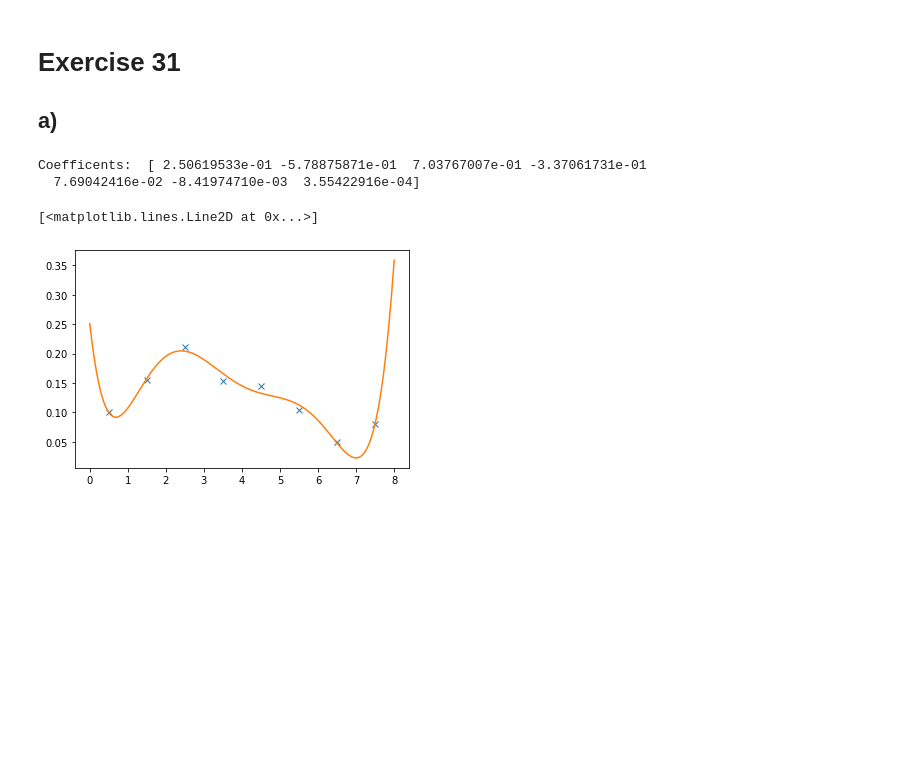
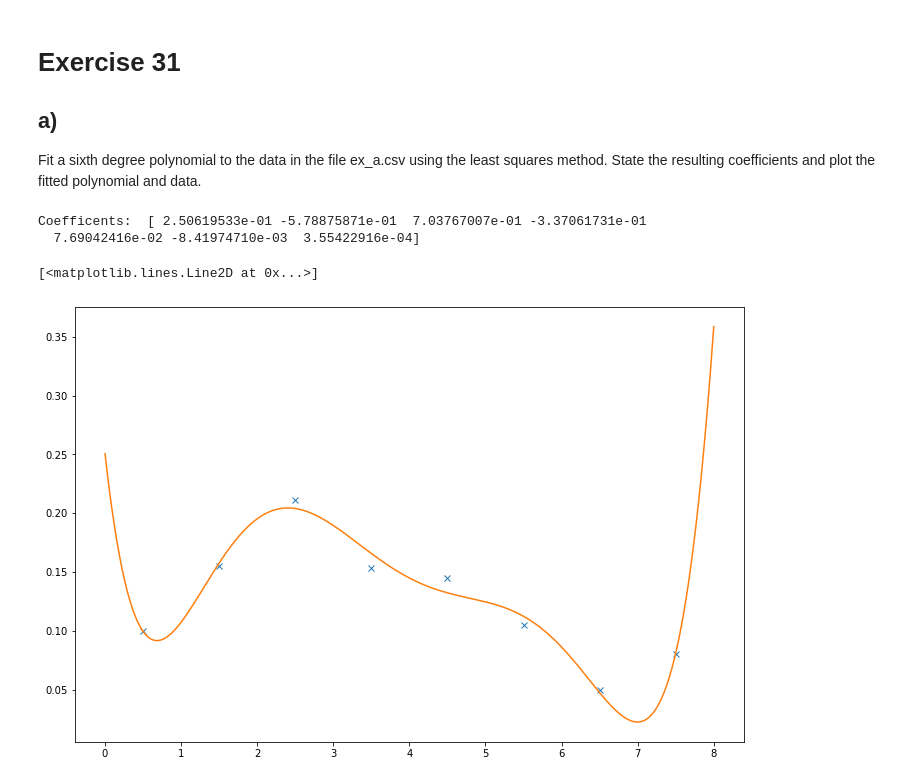
Before and after one commit to ttros/SMD, a Jupyter notebook: SMD B/3/Ex_31.ipynb, the cells around one changed output. Cells and saved outputs as stored; diff of their text form; code cells hidden in the pictures; blank space fills up the shorter version.

```diff
--- a/SMD B/3/Ex_31.ipynb
+++ b/SMD B/3/Ex_31.ipynb
@@ -5,6 +5,7 @@ import matplotlib.pyplot as plt
 # %% [markdown]
 # Exercise 31
 ## a)
+Fit a sixth degree polynomial to the data in the file ex_a.csv using the least squares method. State the resulting coefficients and plot the fitted polynomial and data.
 # %%
 data_a = pd.read_csv('ex_a.csv')
 
@@ -30,13 +30,12 @@ print('Coefficents: ', a)
 Coefficents:  [ 2.50619533e-01 -5.78875871e-01  7.03767007e-01 -3.37061731e-01
   7.69042416e-02 -8.41974710e-03  3.55422916e-04]
 # %%
-fig = plt.figure()
+fig, ax = plt.subplots(figsize=(12,8))
 
 xx = np.linspace(0,8,1000)
 
-ax = fig.add_subplot(1,1,1)
 ax.plot(x,y,'x')
 ax.plot(xx, poly6(xx,a))
 # %% [output]
 [<matplotlib.lines.Line2D at 0x...>]
-[figure, old version]
+[figure, new version]
```
Also changed, not shown: parts of 9 cells of this notebook, 3 other files.
